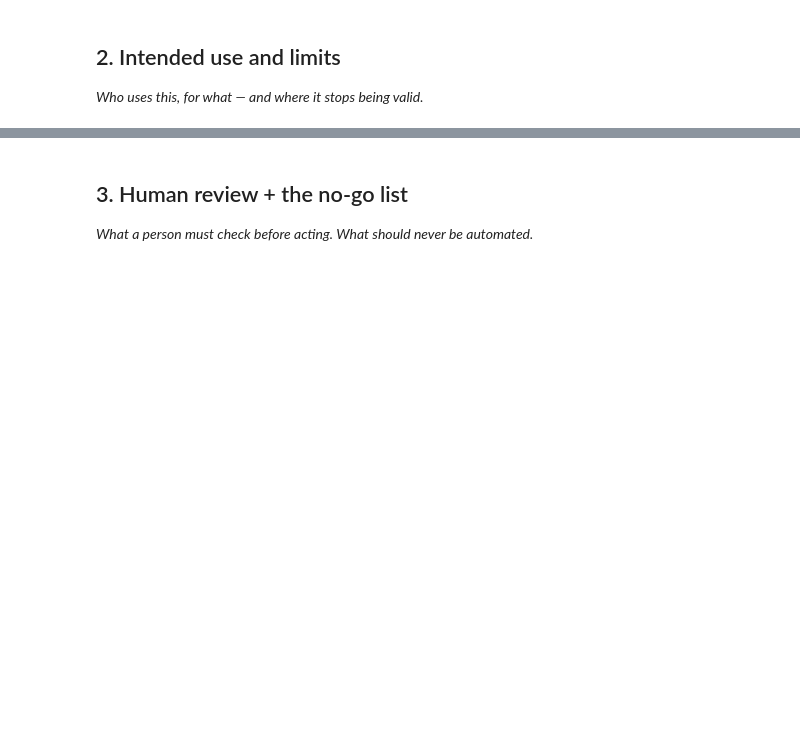
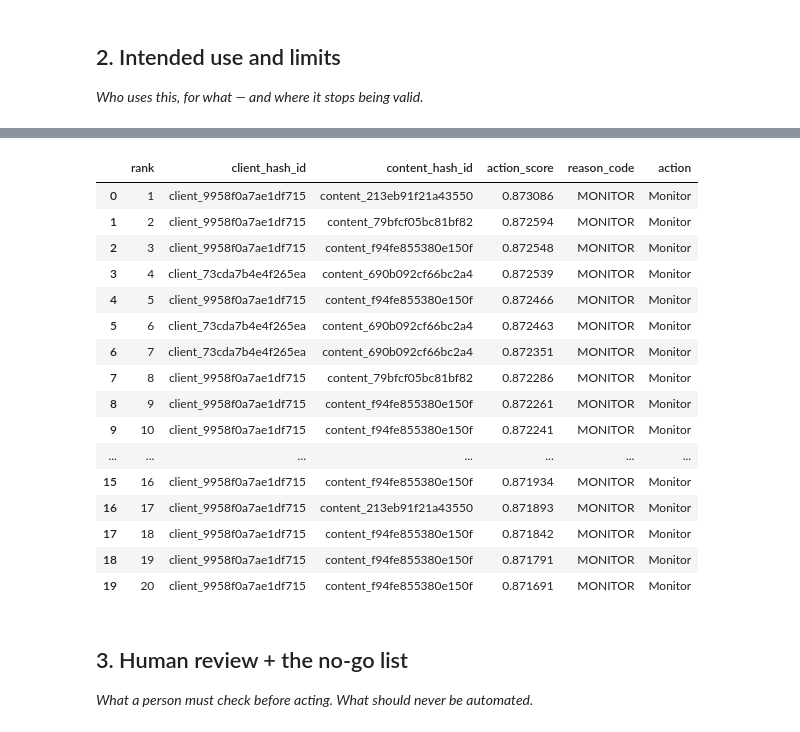
Before and after one commit to aamr8010/flyrank-ml-internship, a Jupyter notebook: work/notebooks/w07_action_playbook.ipynb, the cells around one changed output, grey strips where cells are left out. Drawn from its saved outputs; the diff is of its cells as text; code cells hidden in the pictures; blank space fills up the shorter version.

```diff
--- a/work/notebooks/w07_action_playbook.ipynb
+++ b/work/notebooks/w07_action_playbook.ipynb
@@ -22,0 +95,81 @@ This skeleton is yours to fill. Work the sections **in order** — each one has
+# %%
+# Work on a copy
+work = df.copy()
+
+# Convert numeric fields safely
+numeric_cols = [
+    "gsc_impressions",
+    "gsc_clicks",
+    "gsc_avg_position",
+    "ga4_sessions",
+    "scroll_events"
+]
+
+for col in numeric_cols:
+    work[col] = pd.to_numeric(work[col], errors="coerce")
+
+work[numeric_cols] = work[numeric_cols].fillna(0)
+
+# Normalize signals using percentile ranks
+work["impression_score"] = work["gsc_impressions"].rank(pct=True)
+work["session_score"] = work["ga4_sessions"].rank(pct=True)
+
+# Lower position number is better, so reverse it
+position_rank = work["gsc_avg_position"].rank(pct=True)
+work["position_opportunity"] = 1 - position_rank
+
+# Simple interpretable prioritization score
+work["action_score"] = (
+    0.40 * work["impression_score"]
+    + 0.35 * work["position_opportunity"]
+    + 0.25 * work["session_score"]
+)
+
+# Assign reason codes
+def assign_reason(row):
+    if row["gsc_impressions"] > work["gsc_impressions"].quantile(0.75):
+        if row["gsc_avg_position"] > 10:
+            return "SEARCH_OPPORTUNITY"
+
+    if row["gsc_avg_position"] > 10:
+        return "REFRESH_REVIEW"
+
+    if row["ga4_sessions"] > work["ga4_sessions"].quantile(0.75):
+        return "ENGAGEMENT_REVIEW"
+
+    return "MONITOR"
+
+work["reason_code"] = work.apply(assign_reason, axis=1)
+
+# Map reason code to action
+action_map = {
+    "REFRESH_REVIEW": "Review and refresh",
+    "SEARCH_OPPORTUNITY": "Review search alignment",
+    "ENGAGEMENT_REVIEW": "Review engagement",
+    "MONITOR": "Monitor"
+}
+
+work["action"] = work["reason_code"].map(action_map)
+
+# Rank
+work = work.sort_values(
+    "action_score",
+    ascending=False
+).reset_index(drop=True)
+
+work["rank"] = np.arange(1, len(work) + 1)
+
+print("Ranked queue created.")
+display(
+    work[
+        [
+            "rank",
+            "client_hash_id",
+            "content_hash_id",
+            "action_score",
+            "reason_code",
+            "action"
+        ]
+    ].head(20)
+)
+# %% [output]
@@ -23,3 +177,20 @@ This skeleton is yours to fill. Work the sections **in order** — each one has
+|  | rank | client_hash_id | content_hash_id | action_score | reason_code | action |
+| 0 | 1 | client_9958f0a7ae1df715 | content_213eb91f21a43550 | 0.873086 | MONITOR | Monitor |
+| 1 | 2 | client_9958f0a7ae1df715 | content_79bfcf05bc81bf82 | 0.872594 | MONITOR | Monitor |
+| 2 | 3 | client_9958f0a7ae1df715 | content_f94fe855380e150f | 0.872548 | MONITOR | Monitor |
+| 3 | 4 | client_73cda7b4e4f265ea | content_690b092cf66bc2a4 | 0.872539 | MONITOR | Monitor |
+| 4 | 5 | client_9958f0a7ae1df715 | content_f94fe855380e150f | 0.872466 | MONITOR | Monitor |
+| 5 | 6 | client_73cda7b4e4f265ea | content_690b092cf66bc2a4 | 0.872463 | MONITOR | Monitor |
+| 6 | 7 | client_73cda7b4e4f265ea | content_690b092cf66bc2a4 | 0.872351 | MONITOR | Monitor |
+| 7 | 8 | client_9958f0a7ae1df715 | content_79bfcf05bc81bf82 | 0.872286 | MONITOR | Monitor |
+| 8 | 9 | client_9958f0a7ae1df715 | content_f94fe855380e150f | 0.872261 | MONITOR | Monitor |
+| 9 | 10 | client_9958f0a7ae1df715 | content_f94fe855380e150f | 0.872241 | MONITOR | Monitor |
+| ... | ... | ... | ... | ... | ... | ... |
+| 15 | 16 | client_9958f0a7ae1df715 | content_f94fe855380e150f | 0.871934 | MONITOR | Monitor |
+| 16 | 17 | client_9958f0a7ae1df715 | content_213eb91f21a43550 | 0.871893 | MONITOR | Monitor |
+| 17 | 18 | client_9958f0a7ae1df715 | content_f94fe855380e150f | 0.871842 | MONITOR | Monitor |
+| 18 | 19 | client_9958f0a7ae1df715 | content_f94fe855380e150f | 0.871791 | MONITOR | Monitor |
+| 19 | 20 | client_9958f0a7ae1df715 | content_f94fe855380e150f | 0.871691 | MONITOR | Monitor |
 # %% [markdown]
 ## 3. Human review + the no-go list
 
```
Also changed, not shown: parts of 15 cells of this notebook.
